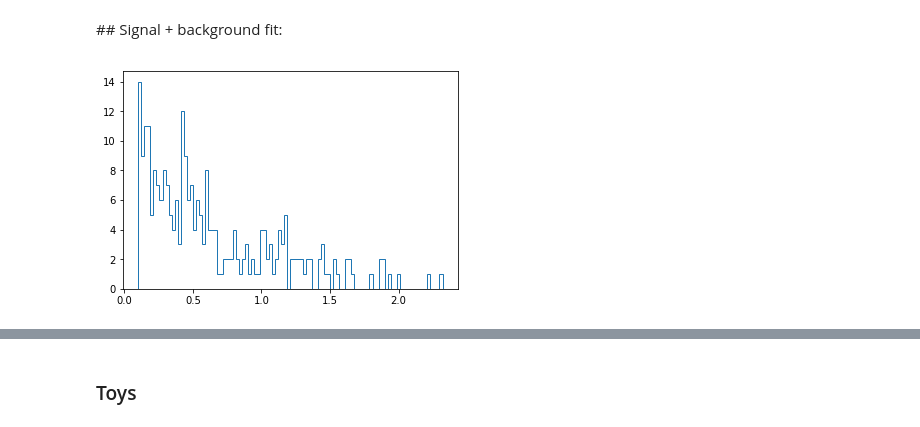
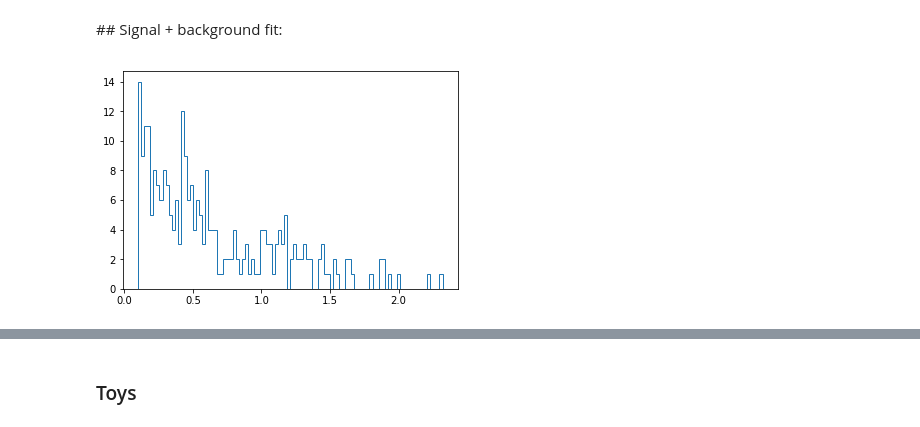
Before and after one commit to marinang/lauztat, a Jupyter notebook: docs/examples/notebooks/discovery_zfit_freq.ipynb, the cells around one changed output, grey strips where cells are left out. Drawn from its saved outputs; the diff is of its cells as text; code cells hidden in the pictures.

```diff
--- a/docs/examples/notebooks/discovery_zfit_freq.ipynb
+++ b/docs/examples/notebooks/discovery_zfit_freq.ipynb
@@ -17,19 +14,19 @@ from zfit import ztf
 # %%
 bounds = (0.1, 3.0)
 
 # Data and signal
 
 np.random.seed(0)
 tau = -2.0
 beta = -1/tau
 data = np.random.exponential(beta, 300)
-peak = np.random.normal(1.2, 0.1, 20)
+peak = np.random.normal(1.2, 0.1, 25)
 data = np.concatenate((data,peak))
 data = data[(data > bounds[0]) & (data < bounds[1])]
 
 plt.hist(data, bins=100, histtype='step');
 # %% [output]
-[figure, old version]
+[figure, new version]
 # %%
 obs = zfit.Space('x', limits=bounds)
 # %%
```
Also changed, not shown: parts of 9 cells of this notebook, 6 other files.
